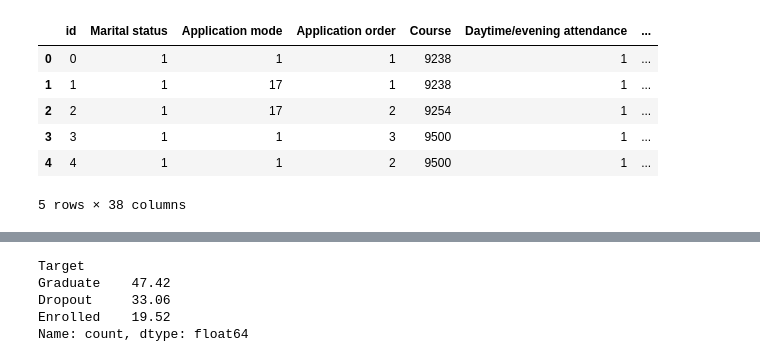
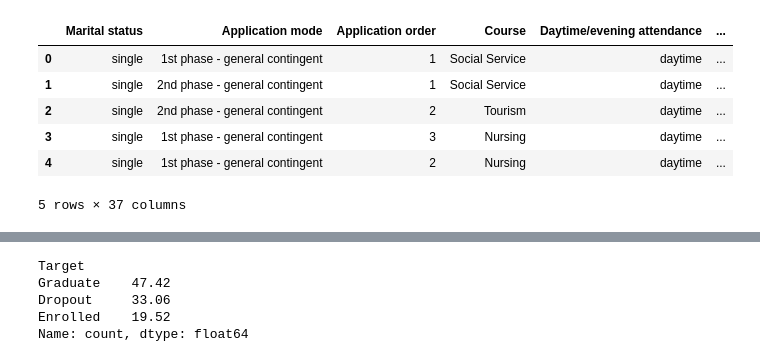
Before and after one commit to GDGauravDutta/Analysis, a Jupyter notebook: pss4e6-flaml-accuracy.ipynb, the cells around one changed output, grey strips where cells are left out. Saved outputs shown, nothing was run; the diff lists cells and outputs as text; code cells hidden in the pictures.

Commit message:
Kaggle Notebook | PSS4E6 : FLAML : accuracy | Version 2

```diff
--- a/pss4e6-flaml-accuracy.ipynb
+++ b/pss4e6-flaml-accuracy.ipynb
@@ -3,13 +3,13 @@
 # %%
 import pandas as pd
-train = pd.read_csv('/kaggle/input/playground-series-s4e6/train.csv')
+train = pd.read_csv('/kaggle/input/pss4e6-dataset/train.csv')
 train.head()
 # %% [output]
-|  | id | Marital status | Application mode | Application order | Course | Daytime/evening attendance | ... |
-| 0 | 0 | 1 | 1 | 1 | 9238 | 1 | ... |
-| 1 | 1 | 1 | 17 | 1 | 9238 | 1 | ... |
-| 2 | 2 | 1 | 17 | 2 | 9254 | 1 | ... |
-| 3 | 3 | 1 | 1 | 3 | 9500 | 1 | ... |
-| 4 | 4 | 1 | 1 | 2 | 9500 | 1 | ... |
+|  | Marital status | Application mode | Application order | Course | Daytime/evening attendance | ... |
+| 0 | single | 1st phase - general contingent | 1 | Social Service | daytime | ... |
+| 1 | single | 2nd phase - general contingent | 1 | Social Service | daytime | ... |
+| 2 | single | 2nd phase - general contingent | 2 | Tourism | daytime | ... |
+| 3 | single | 1st phase - general contingent | 3 | Nursing | daytime | ... |
+| 4 | single | 1st phase - general contingent | 2 | Nursing | daytime | ... |
-5 rows × 38 columns
+5 rows × 37 columns
 # %%
```
Also changed, not shown: parts of 151 cells of this notebook.
